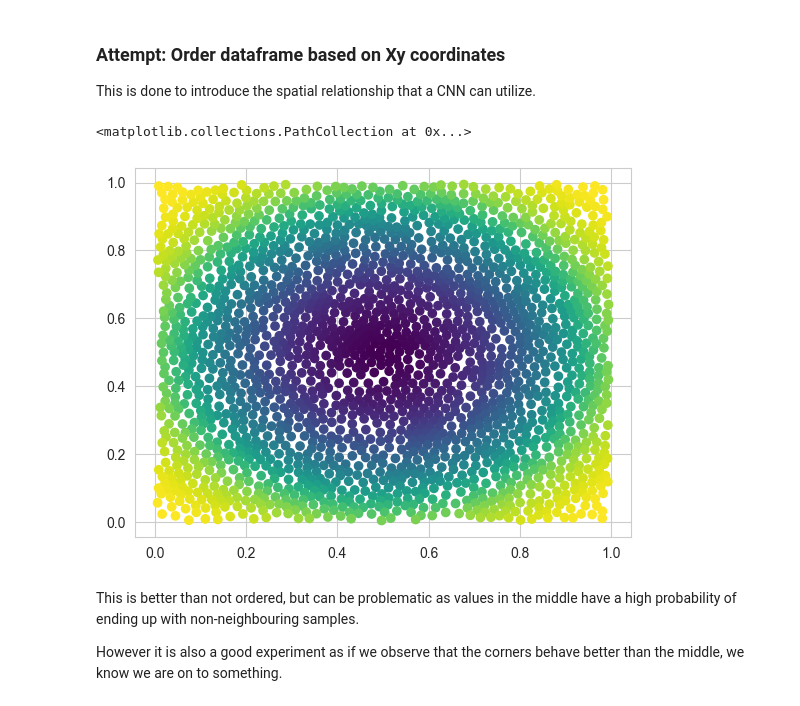
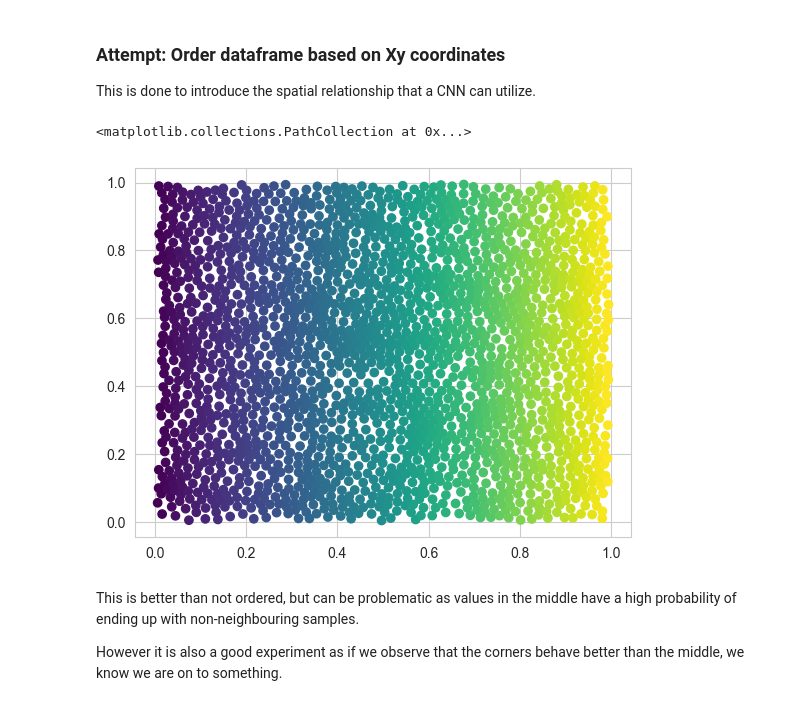
Before and after one commit to Veikko-Saikkonen/hard-spheres, a Jupyter notebook: Notebooks/HardSpheres_v1.ipynb, the cells around one changed output. Cells and saved outputs as stored; diff of their text form; code cells hidden in the pictures.

```diff
--- a/Notebooks/HardSpheres_v1.ipynb
+++ b/Notebooks/HardSpheres_v1.ipynb
@@ -60,6 +69,6 @@ os.environ["MLFLOW_ENABLE_SYSTEM_METRICS_LOGGING"] = "true"
 # %%
 
-phis = [0.86, 0.84] # Add more phis here
+phis = [0.86] # Add more phis here
 
 path = Path("../data/raw/samples")
 
@@ -197,22 +146,23 @@ This is done to introduce the spatial relationship that a CNN can utilize.
 # %%
 _X = dataframe_scaled.copy()
 
 
-_X["Xy"] = _X["x"] + _X["y"] # Think about starting from center and going radially outwards
 _X["Xy"] = np.sqrt(((_X["x"]-0.5)**2) + ((_X["y"]-0.5)**2))
+_X["Xy"] = _X["x"]# + _X["y"] # Think about starting from center and going radially outwards
+# _X["Xy"] = _X["r"] # Think about starting from center and going radially outwards
 
 _X = _X.query("experiment=='phi-0.86'&sample=='sample-1'")
 
 _X = _X.sort_values(by=["Xy", "x", "y"])
 
 _X = _X.reset_index(drop=True)
 
 _X
 
 plt.scatter(x=_X.values[:,0], y=_X.values[:,1], c=_X.index)
 # %% [output]
 <matplotlib.collections.PathCollection at 0x...>
-[figure, old version]
+[figure, new version]
 # %% [markdown]
 This is better than not ordered, but can be problematic as values in the middle have a high probability of ending up with non-neighbouring samples.
 
```
Also changed, not shown: parts of 48 cells of this notebook, 6 other files.
